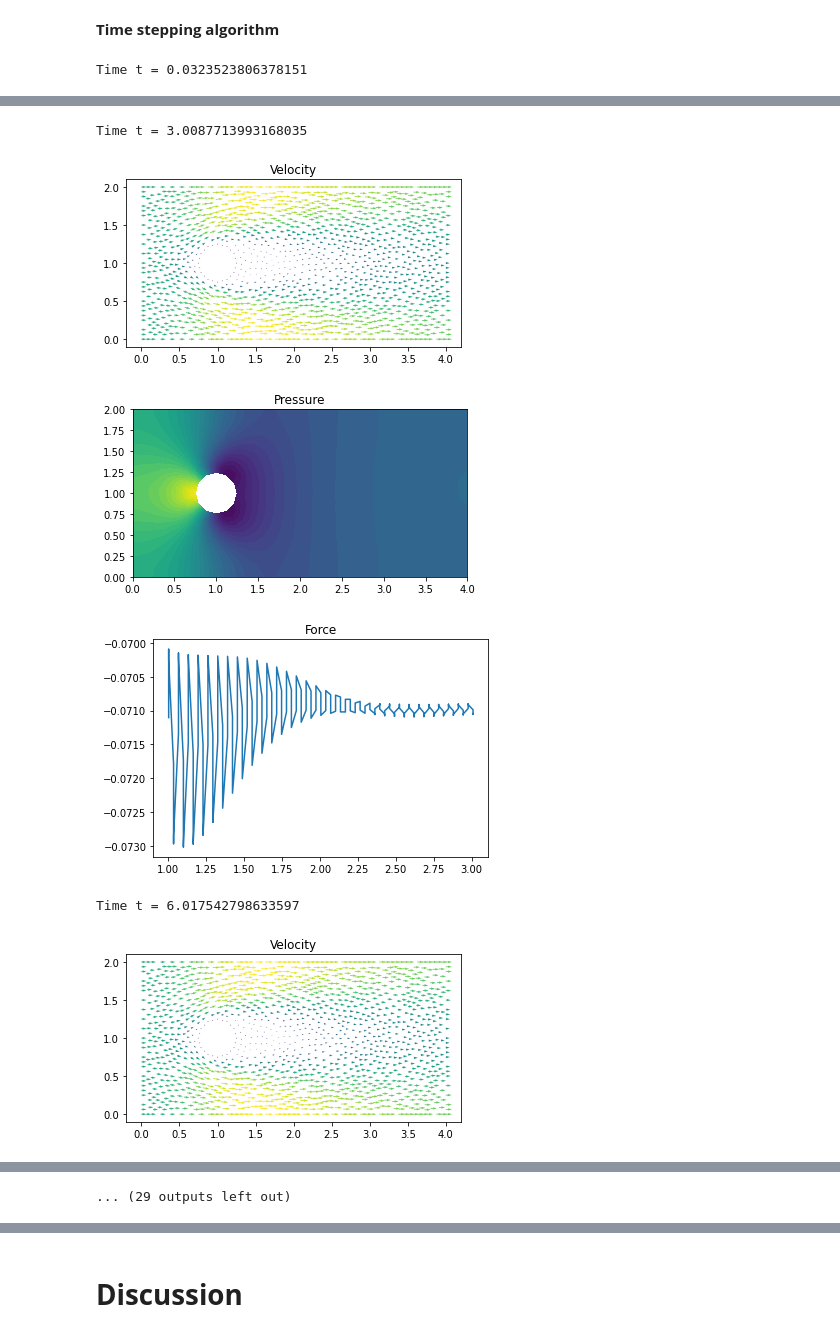
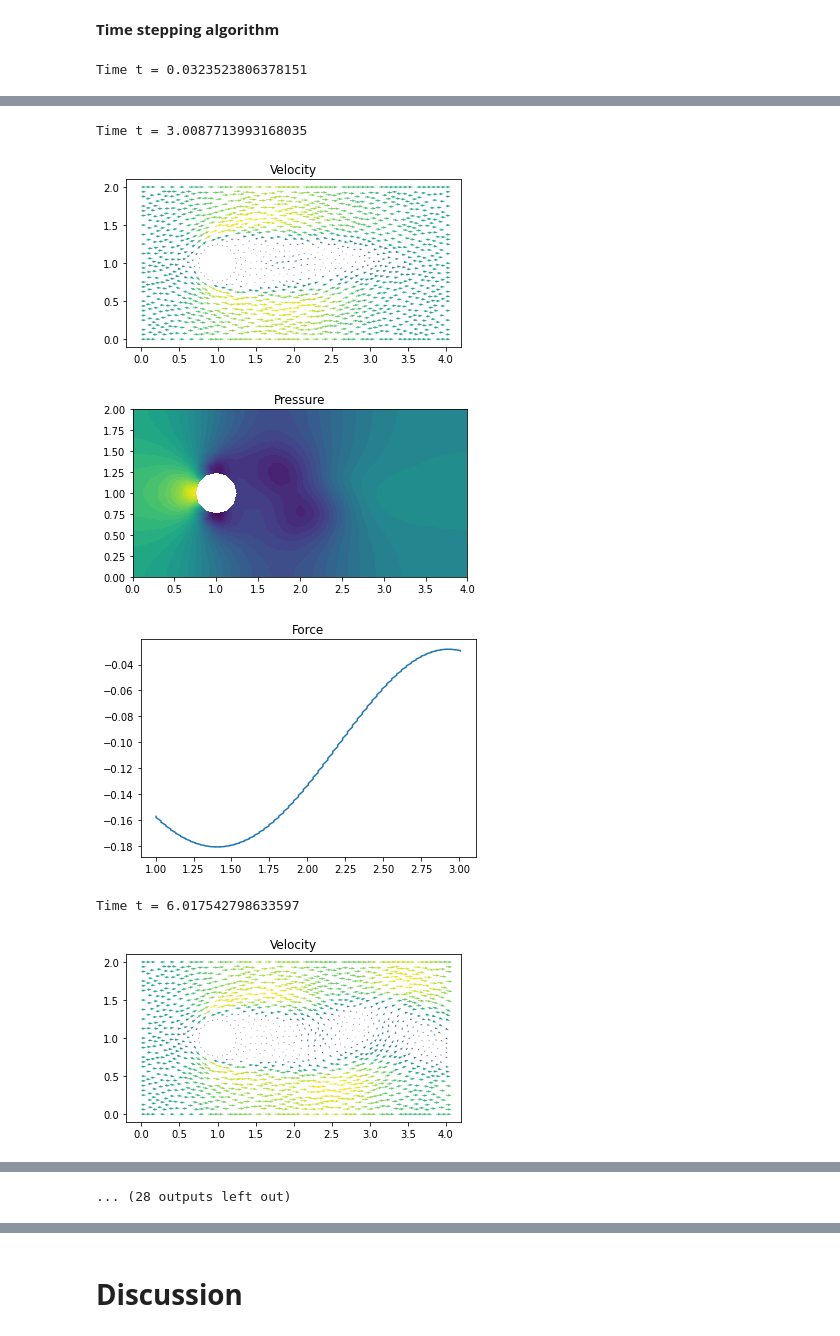
Before and after one commit to johanhoffman/DD2365-VT20, a Jupyter notebook: Lab-2/Linde-Navier-Stokes.ipynb, the cells around one changed output, grey strips where cells are left out. Saved outputs shown, nothing was run; the diff lists cells and outputs as text; code cells hidden in the pictures.

```diff
--- a/Lab-2/Linde-Navier-Stokes.ipynb
+++ b/Lab-2/Linde-Navier-Stokes.ipynb
@@ -203,7 +191,7 @@ dbc_objects = DirichletBoundaryObjects()
 # Examples of time dependent and stationary inflow conditions
 #uin = Expression('4.0*x[1]*(1-x[1])', element = V.sub(0).ufl_element())
 #uin = Expression('1.0 + 1.0*fabs(sin(t))', element = V.sub(0).ufl_element(), t=0.0)
-uin = 2.0
+uin = 1.0
 bcu_in0 = DirichletBC(V.sub(0), uin, dbc_left)
 bcu_in1 = DirichletBC(V.sub(1), 0.0, dbc_left)
 bcu_upp0 = DirichletBC(V.sub(0), 0.0, dbc_upper)
@@ -231,6 +223,6 @@ ds = Measure('ds', domain=mesh, subdomain_data=boundaries)
 # %%
 # Set viscosity
-nu = 0.1
+nu = 0.005
 # %% [markdown]
 **Define method parameters**
 # %%
@@ -386,7 +378,7 @@ while t < T + DOLFIN_EPS:
     u0.assign(u1)
     t += dt
 
-!tar -czvf results-NS.tar.gz results-NS
-files.download('results-NS.tar.gz')
+# !tar -czvf results-NS.tar.gz results-NS
+# files.download('results-NS.tar.gz')
 # %% [output]
 Time t = 0.0323523806378151
@@ -394,8 +386,8 @@ Time t = 0.0323523806378151
 [figure]
 [figure]
 Time t = 3.0087713993168035
-[figure, old version]
+[figure, new version]
-[figure, old version]
+[figure, new version]
-[figure, old version]
+[figure, new version]
 Time t = 6.017542798633597
-[figure, old version]
+[figure, new version]
@@ -404 +396 @@ Time t = 6.017542798633597
-... (29 outputs left out)
+... (28 outputs left out)
```
Also changed, not shown: parts of 19 cells of this notebook.
